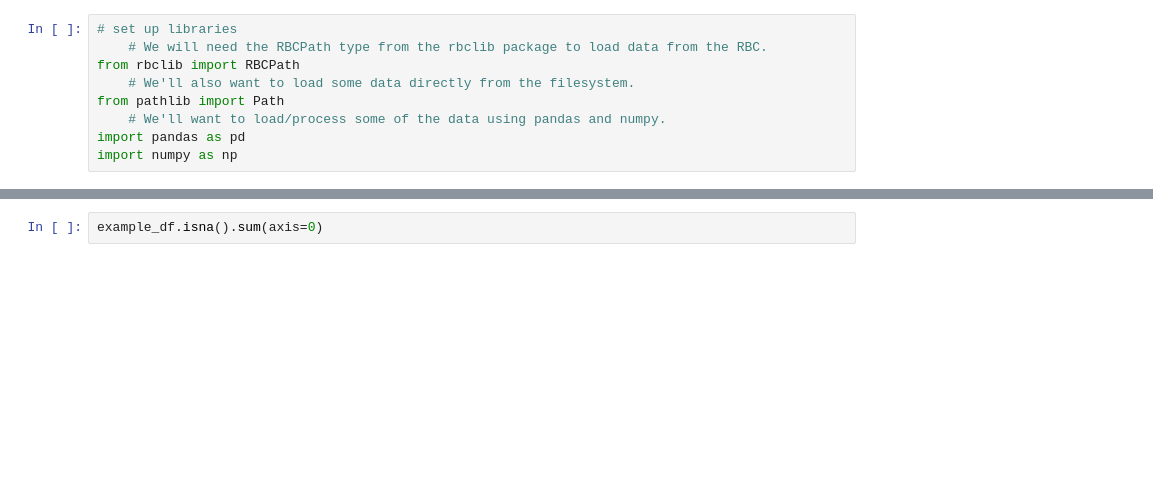
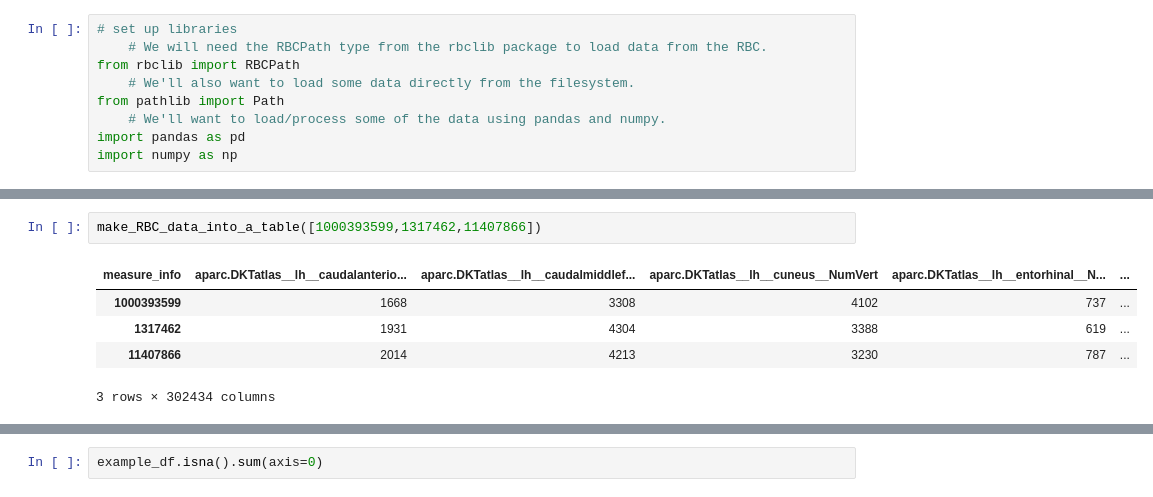
Before and after one commit to j0n-a/Neurohack_Group8_Miniproject, a Jupyter notebook: jona_preprocessing_attempt_20250730.ipynb, the cells around one changed output, grey strips where cells are left out. Cells and saved outputs as stored; diff of their text form; blank space fills up the shorter version.

```diff
--- a/jona_preprocessing_attempt_20250730.ipynb
+++ b/jona_preprocessing_attempt_20250730.ipynb
@@ -53,3 +130,11 @@ example_df
+# %%
+make_RBC_data_into_a_table([1000393599,1317462,11407866])
+# %% [output]
+| measure_info | aparc.DKTatlas__lh__caudalanterio... | aparc.DKTatlas__lh__caudalmiddlef... | aparc.DKTatlas__lh__cuneus__NumVert | aparc.DKTatlas__lh__entorhinal__N... | ... |
+| 1000393599 | 1668 | 3308 | 4102 | 737 | ... |
+| 1317462 | 1931 | 4304 | 3388 | 619 | ... |
+| 11407866 | 2014 | 4213 | 3230 | 787 | ... |
+3 rows × 302434 columns
 # %%
 example_df.columns
 # %% [output]
```
Also changed, not shown: parts of 13 cells of this notebook.
